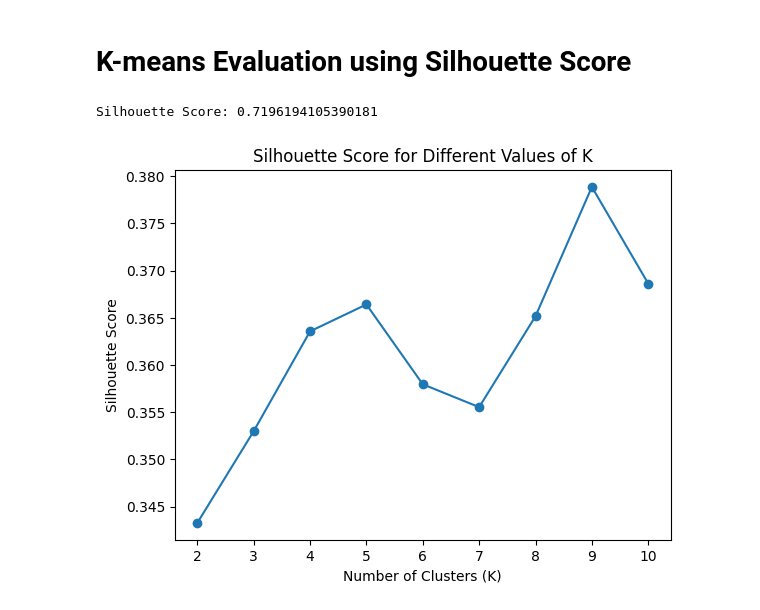
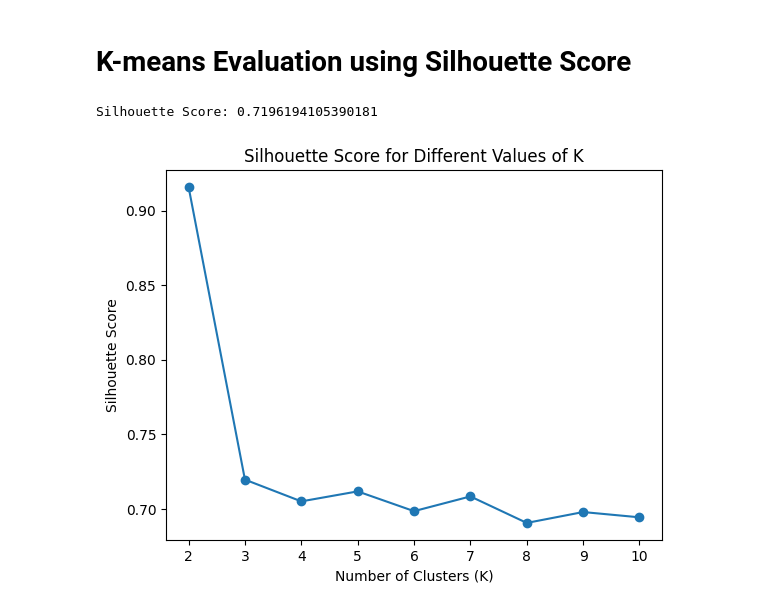
Before and after one commit to SoLitaP/DS-Final-Project, a Jupyter notebook: DS-Project.ipynb, the cells around one changed output. Cells and saved outputs as stored; diff of their text form; code cells hidden in the pictures.

Commit message:
modified silhouette score

```diff
--- a/DS-Project.ipynb
+++ b/DS-Project.ipynb
@@ -620,13 +623,22 @@ Cluster
 # Calculate silhouette score
 sil_score = silhouette_score(scaled_features, df4['Cluster'])
 print(f"Silhouette Score: {sil_score}")
-
-# Plot Silhouette Score
-plt.plot(range(2, 11), sil_scores, marker='o')
-plt.xlabel('Number of Clusters (K)')
-plt.ylabel('Silhouette Score')
-plt.title('Silhouette Score for Different Values of K')
-plt.show()
 # %% [output]
 Silhouette Score: 0.7196194105390181
-[figure, removed]
+# %%
+# Calculate Silhouette Scores for different values of K
+sil_scores = []
+for k in range(2, 11):
+    kmeans = KMeans(n_clusters=k, random_state=42)
+    labels = kmeans.fit_predict(scaled_features)
+    sil_score = silhouette_score(scaled_features, labels)
+    sil_scores.append(sil_score)
+
+# Plot Silhouette Score
+plt.plot(range(2, 11), sil_scores, marker='o')
+plt.xlabel('Number of Clusters (K)')
+plt.ylabel('Silhouette Score')
+plt.title('Silhouette Score for Different Values of K')
+plt.show()
+# %% [output]
+[figure, added]
```
Also changed, not shown: parts of 1 cell of this notebook.
